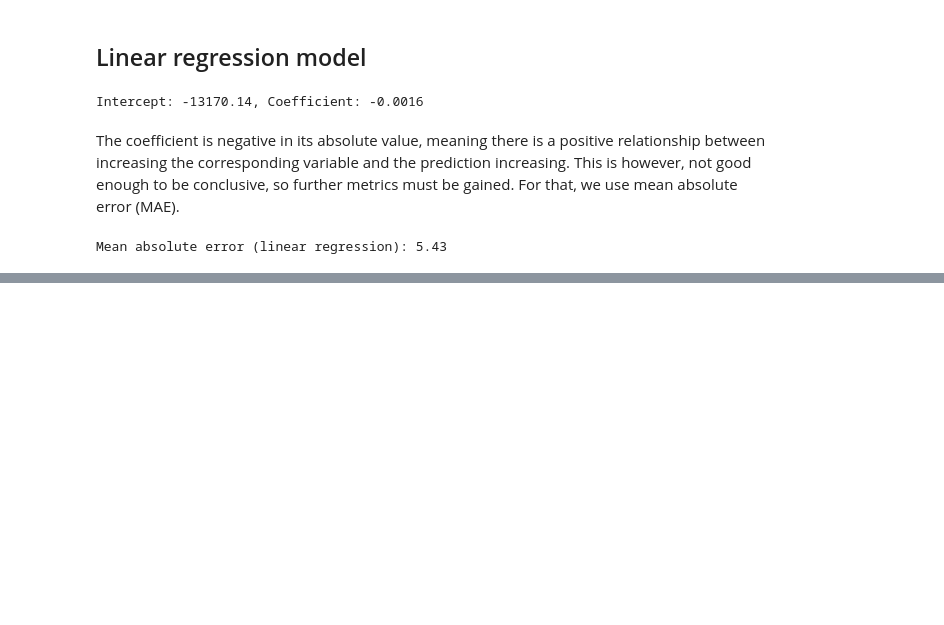
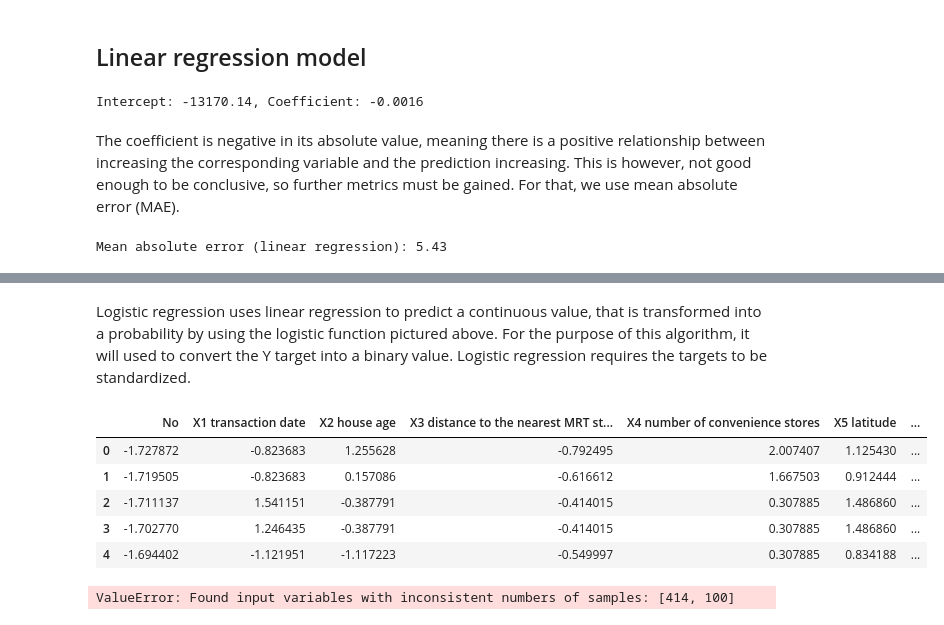
Before and after one commit to WelehoBRUDER/MetropoliaAMK-data-handling, a Jupyter notebook: task-4/main.ipynb, the cells around one changed output, grey strips where cells are left out. Saved outputs shown, nothing was run; the diff lists cells and outputs as text; code cells hidden in the pictures; blank space fills up the shorter version.

```diff
--- a/task-4/main.ipynb
+++ b/task-4/main.ipynb
@@ -79,0 +106,28 @@ print(f"MAE: {mean_absolute_error(y_test):.2f}")
+# %% [markdown]
+Logistic regression uses linear regression to predict a continuous value, that is transformed into a probability by using the logistic function pictured above. For the purpose of this algorithm, it will used to convert the Y target into a binary value.
+Logistic regression requires the targets to be standardized.
+# %%
+from sklearn.linear_model import LogisticRegression
+from sklearn.preprocessing import StandardScaler
+from sklearn.metrics import confusion_matrix
+
+# standardize all features in the dataset
+scaler = StandardScaler()
+X = pd.DataFrame(scaler.fit_transform(X), columns=X.columns)
+X.head()
+# %% [output]
+|  | No | X1 transaction date | X2 house age | X3 distance to the nearest MRT st... | X4 number of convenience stores | X5 latitude | ... |
+| 0 | -1.727872 | -0.823683 | 1.255628 | -0.792495 | 2.007407 | 1.125430 | ... |
+| 1 | -1.719505 | -0.823683 | 0.157086 | -0.616612 | 1.667503 | 0.912444 | ... |
+| 2 | -1.711137 | 1.541151 | -0.387791 | -0.414015 | 0.307885 | 1.486860 | ... |
+| 3 | -1.702770 | 1.246435 | -0.387791 | -0.414015 | 0.307885 | 1.486860 | ... |
+| 4 | -1.694402 | -1.121951 | -1.117223 | -0.549997 | 0.307885 | 0.834188 | ... |
+# %%
+# build and fit model
+reg = LogisticRegression(solver='lbfgs')
+reg.fit(X,y)
+
+print("Coefficients: ",reg.coef_)
+print("Intercept: ", reg.intercept_)
+# %% [output]
+ValueError: Found input variables with inconsistent numbers of samples: [414, 100]
```
Also changed, not shown: parts of 5 cells of this notebook.
